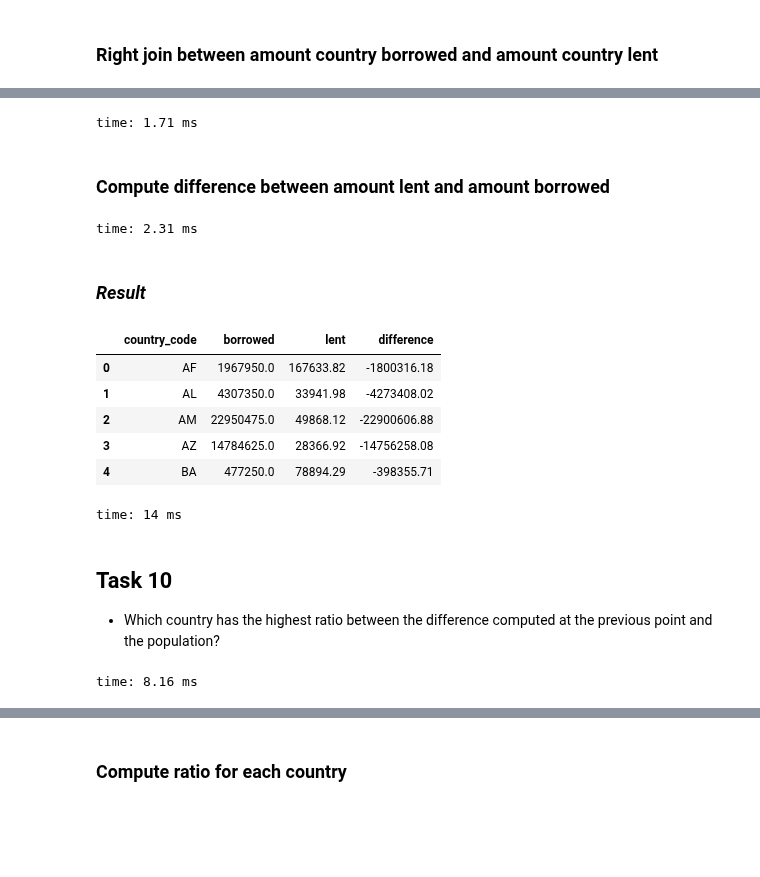
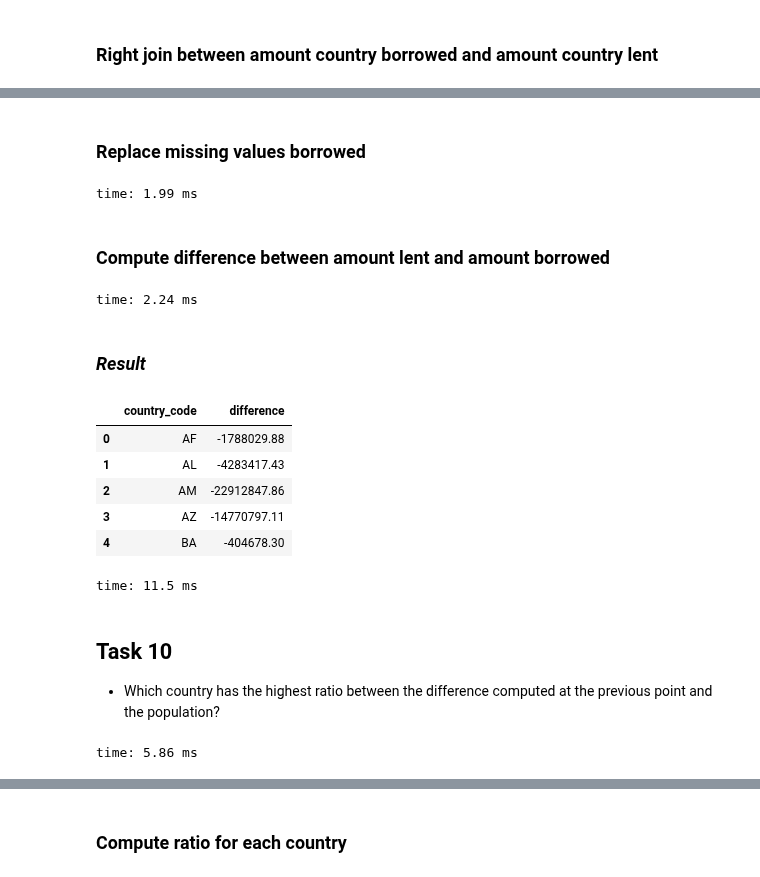
Before and after one commit to gaveter/Project_cs, a Jupyter notebook: Project.ipynb, the cells around one changed output, grey strips where cells are left out. Drawn from its saved outputs; the diff is of its cells as text; code cells hidden in the pictures; blank space fills up the shorter version.

```diff
--- a/Project.ipynb
+++ b/Project.ipynb
@@ -322,5 +317,5 @@ time: 11.6 ms
 - For each country, compute the overall amount of money borrowed.
 # %%
 loan_simplified = loan[['loan_id','country_code','disburse_time','planned_expiration_time',
-                                      'num_lenders_total','funded_amount','loan_amount','currency']] #feature essenziali per risolvere gli altri task
+                                      'num_lenders_total','loan_amount']] #feature essenziali per risolvere gli altri task
 # %% [output]
@@ -752,0 +784,2 @@ time: 107 ms
+# %%
+lenders_country = lenders
@@ -871,32 +967,34 @@ time: 9.21 ms
+# %% [markdown]
+### Replace missing values borrowed
 # %%
 country_difference['borrowed'] = country_difference['borrowed'].fillna(0)
 # %% [output]
-time: 1.71 ms
+time: 1.99 ms
 # %% [markdown]
 ### Compute difference between amount lent and amount borrowed
 # %%
 country_difference['difference'] = country_difference['lent'] - country_difference['borrowed']
 # %% [output]
-time: 2.31 ms
+time: 2.24 ms
 # %% [markdown]
 ### _Result_
 # %%
-country_difference.head()
+country_difference[['country_code','difference']].head()
 # %% [output]
-|  | country_code | borrowed | lent | difference |
-| 0 | AF | 1967950.0 | 167633.82 | -1800316.18 |
-| 1 | AL | 4307350.0 | 33941.98 | -4273408.02 |
-| 2 | AM | 22950475.0 | 49868.12 | -22900606.88 |
-| 3 | AZ | 14784625.0 | 28366.92 | -14756258.08 |
-| 4 | BA | 477250.0 | 78894.29 | -398355.71 |
+|  | country_code | difference |
+| 0 | AF | -1788029.88 |
+| 1 | AL | -4283417.43 |
+| 2 | AM | -22912847.86 |
+| 3 | AZ | -14770797.11 |
+| 4 | BA | -404678.30 |
-time: 14 ms
+time: 11.5 ms
 # %% [markdown]
 ## Task 10
 - Which country has the highest ratio between the difference computed at the previous point and the population?
 # %%
 country_difference = pd.merge(country_difference,country_info,how='inner',on='country_code')
 # %% [output]
-time: 8.16 ms
+time: 5.86 ms
 # %%
 country_difference
 # %% [output]
```
Also changed, not shown: parts of 158 cells of this notebook.
